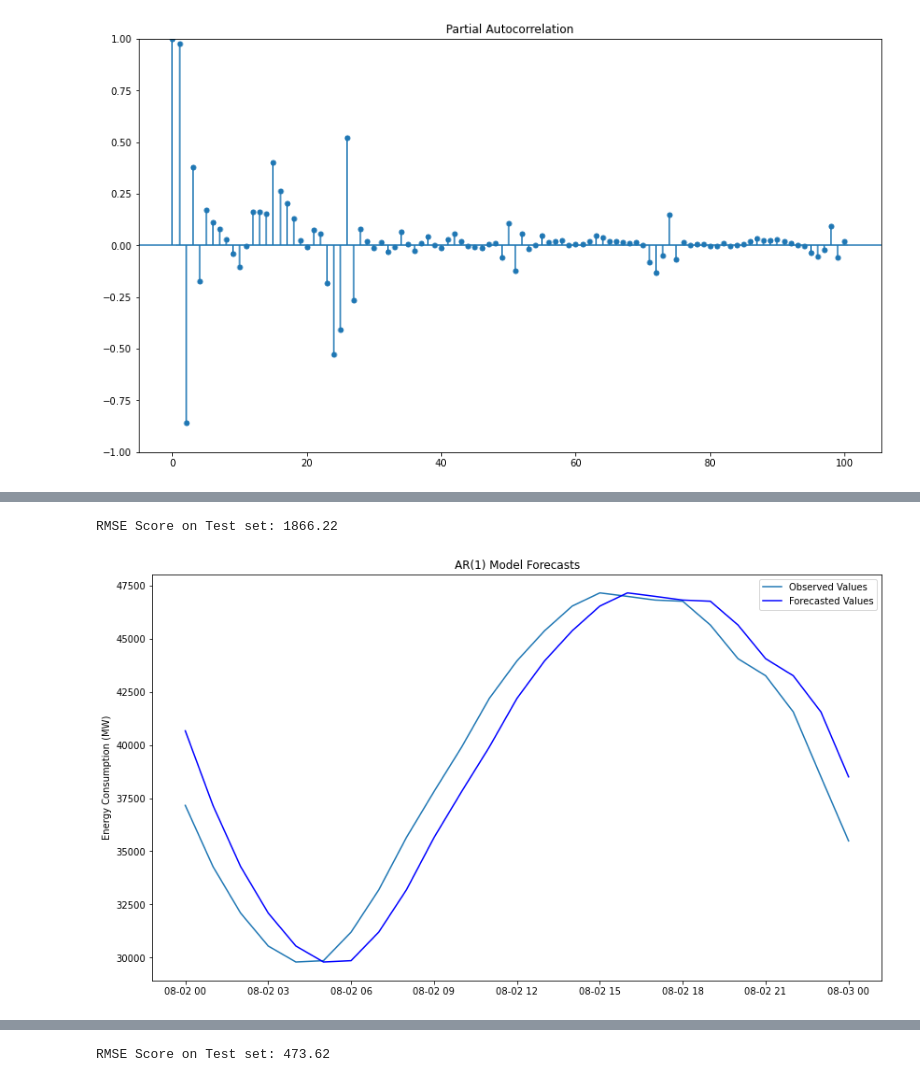
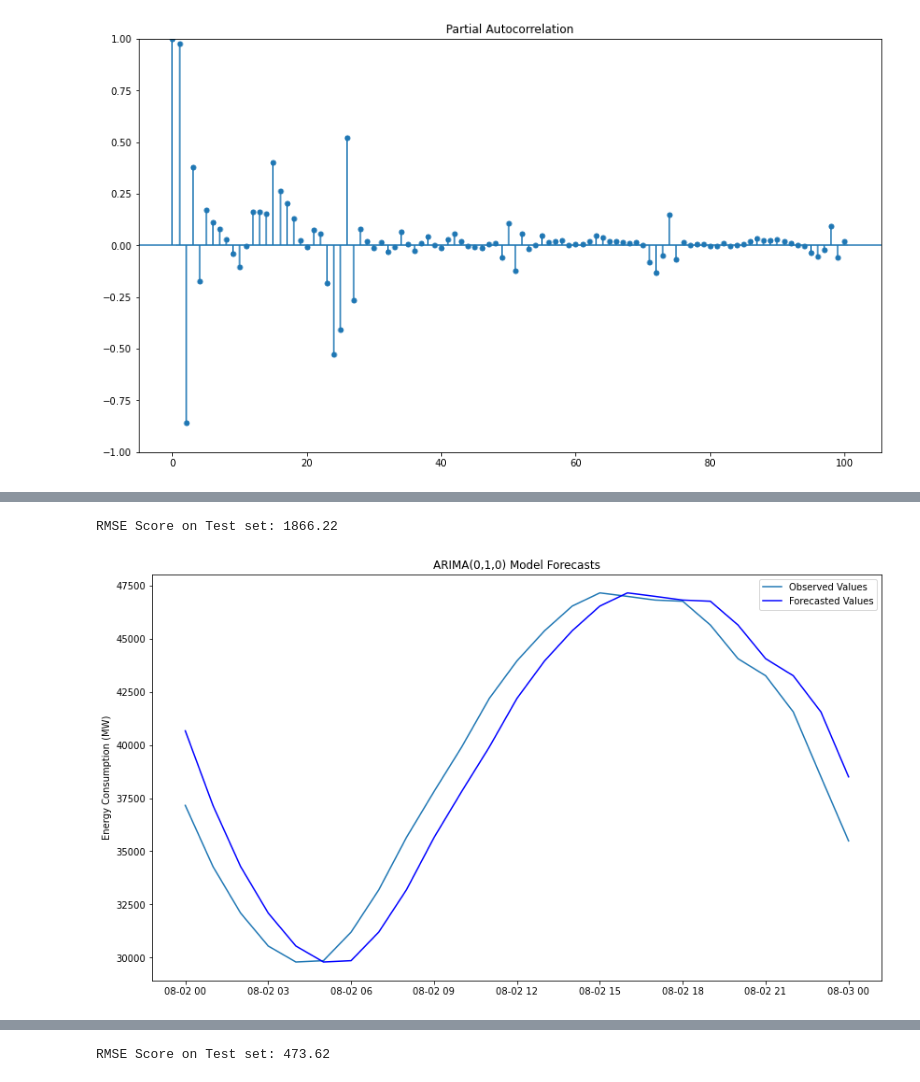
Before and after one commit to Masskadivar/BH-PCMLAI_CAPSTONE-PROJ, a Jupyter notebook: Hourly Energy Consumption.ipynb, the cells around one changed output, grey strips where cells are left out. Saved outputs shown, nothing was run; the diff lists cells and outputs as text; code cells hidden in the pictures.

```diff
--- a/Hourly Energy Consumption.ipynb
+++ b/Hourly Energy Consumption.ipynb
@@ -427,35 +427,35 @@ if train_series.empty or test_series.empty:
     exit()
 
 # Check if train_series and test_series have valid indexes
 if not train_series.index.is_unique or not test_series.index.is_unique:
     print("Error: Non-unique indexes in train_series or test_series")
     exit()
 
 ar_preds = []
 history = train_series.tolist()
 
 for t in range(len(test_series)):
     model = sm_arima.ARIMA(history, order=(0, 1, 0))
     model_fit = model.fit()
     output = model_fit.forecast(steps=1)  # Specify the number of steps to forecast
     ar_preds.append(output[0])  # Access the forecasted value directly
     history.append(test_series.iloc[t])  # Use iloc for indexing
 
 ar_pred_series = pd.Series(ar_preds, index=test_series.index)
 
 score = np.sqrt(mean_squared_error(ar_pred_series, test_series))
 print(f'RMSE Score on Test set: {score:0.2f}')
 
 fig, ax = plt.subplots(figsize=(14, 8))
 plt.plot(test_series, label='Observed Values')
 plt.plot(ar_pred_series, color='blue', label='Forecasted Values')
 plt.legend()
-plt.title('AR(1) Model Forecasts')
+plt.title('ARIMA(0,1,0) Model Forecasts')
 plt.ylabel('Energy Consumption (MW)')
 plt.show()
 # %% [output]
 RMSE Score on Test set: 1866.22
-[figure, old version]
+[figure, new version]
 # %%
 # ARIMA(0, 0, 1) model
 
```
Also changed, not shown: parts of 7 cells of this notebook, 39 other files.
